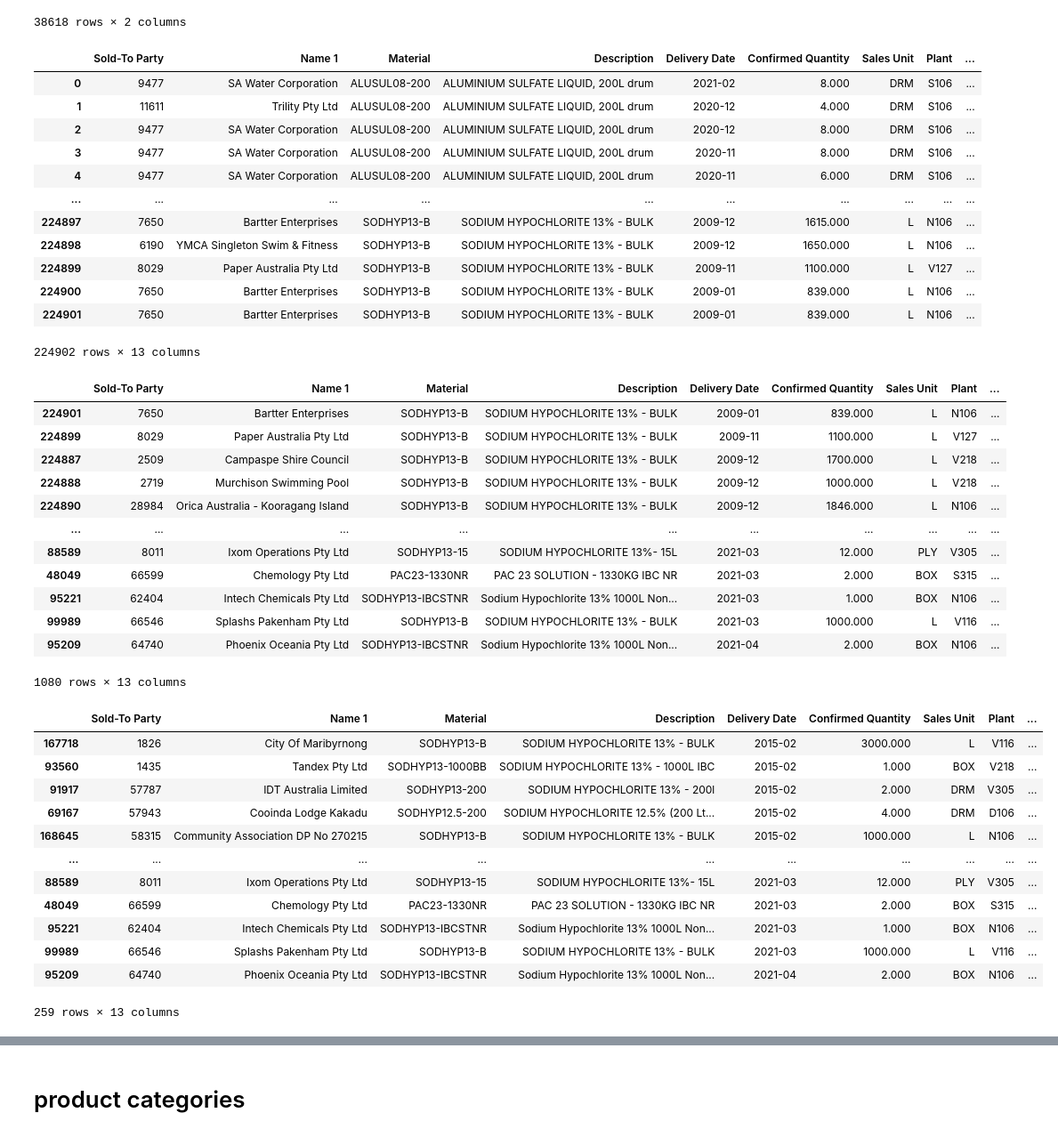
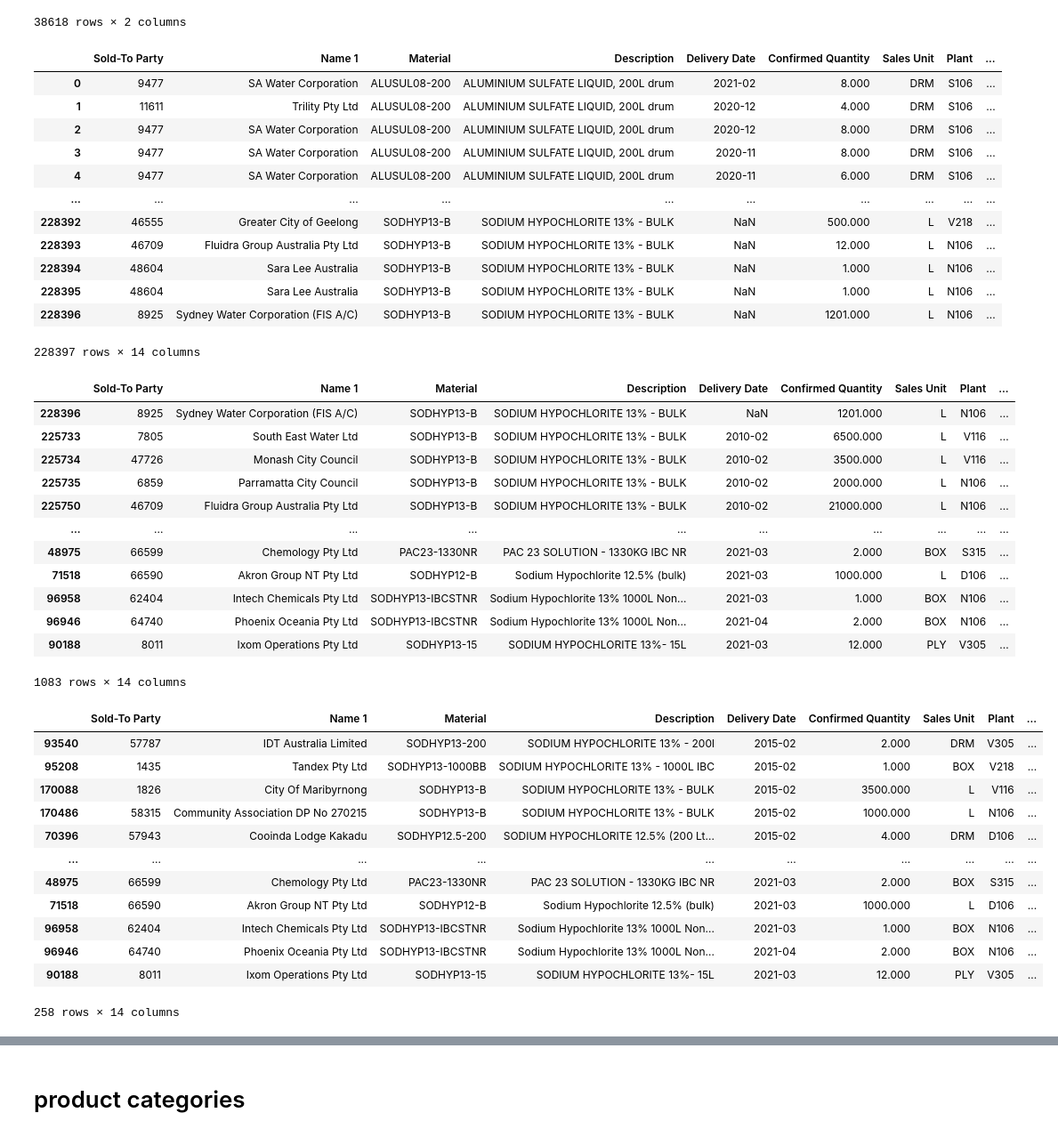
Before and after one commit to yahaod/DS-Project-Group-19, a Jupyter notebook: preprocessing.ipynb, the cells around one changed output, grey strips where cells are left out. Shown: that part at 89% size. Saved outputs shown, nothing was run; the diff lists cells and outputs as text; code cells hidden in the pictures.

```diff
--- a/preprocessing.ipynb
+++ b/preprocessing.ipynb
@@ -2,7 +2,7 @@
 from datetime import datetime
 import pandas as pd
 import re
-sales_data = pd.read_excel('Data files for UniMelb Project - data until 2021/Sales Data.xlsx')
+sales_data = pd.read_excel('Data files for UniMelb Project - data until 2021/Sales Data take 2.xlsx')
 stateless_data = pd.read_excel('Data files for UniMelb Project - data until 2021/stateless.xlsx')
 # %%
 act = pd.read_excel('Data files for UniMelb Project - data until 2021/act.xlsx')
@@ -69,6 +69,7 @@ sales_data.loc[(sales_data['Sales Unit']=='TO') & (sales_data['Material'].str.co
 sales_data.loc[(sales_data['Sales Unit']=='TO') & (sales_data['Material'].str.contains('SODHYP')), 'Quantity in L'] = sales_data['Confirmed Quantity']*(1000/1.2)
 # %%
 sales_data['Delivery Date'] = sales_data['Delivery Date'].dt.strftime('%Y-%m')
+sales_data['Document Date'] = sales_data['Document Date'].dt.strftime('%Y-%m')
 # %%
 sales_data
 # %% [output]
@@ -200,45 +215,45 @@ merged_table
 | 3 | 9477 | SA Water Corporation | ALUSUL08-200 | ALUMINIUM SULFATE LIQUID, 200L drum | 2020-11 | 8.000 | DRM | S106 | ... |
 | 4 | 9477 | SA Water Corporation | ALUSUL08-200 | ALUMINIUM SULFATE LIQUID, 200L drum | 2020-11 | 6.000 | DRM | S106 | ... |
 | ... | ... | ... | ... | ... | ... | ... | ... | ... | ... |
-| 224897 | 7650 | Bartter Enterprises | SODHYP13-B | SODIUM HYPOCHLORITE 13% - BULK | 2009-12 | 1615.000 | L | N106 | ... |
-| 224898 | 6190 | YMCA Singleton Swim & Fitness | SODHYP13-B | SODIUM HYPOCHLORITE 13% - BULK | 2009-12 | 1650.000 | L | N106 | ... |
-| 224899 | 8029 | Paper Australia Pty Ltd | SODHYP13-B | SODIUM HYPOCHLORITE 13% - BULK | 2009-11 | 1100.000 | L | V127 | ... |
-| 224900 | 7650 | Bartter Enterprises | SODHYP13-B | SODIUM HYPOCHLORITE 13% - BULK | 2009-01 | 839.000 | L | N106 | ... |
-| 224901 | 7650 | Bartter Enterprises | SODHYP13-B | SODIUM HYPOCHLORITE 13% - BULK | 2009-01 | 839.000 | L | N106 | ... |
+| 228392 | 46555 | Greater City of Geelong | SODHYP13-B | SODIUM HYPOCHLORITE 13% - BULK | NaN | 500.000 | L | V218 | ... |
+| 228393 | 46709 | Fluidra Group Australia Pty Ltd | SODHYP13-B | SODIUM HYPOCHLORITE 13% - BULK | NaN | 12.000 | L | N106 | ... |
+| 228394 | 48604 | Sara Lee Australia | SODHYP13-B | SODIUM HYPOCHLORITE 13% - BULK | NaN | 1.000 | L | N106 | ... |
+| 228395 | 48604 | Sara Lee Australia | SODHYP13-B | SODIUM HYPOCHLORITE 13% - BULK | NaN | 1.000 | L | N106 | ... |
+| 228396 | 8925 | Sydney Water Corporation (FIS A/C) | SODHYP13-B | SODIUM HYPOCHLORITE 13% - BULK | NaN | 1201.000 | L | N106 | ... |
-224902 rows × 13 columns
+228397 rows × 14 columns
 # %%
 # new_customers = merged_table.sort_values(['Delivery Date']).groupby('Sold-To Party')
-new_customers = merged_table.sort_values(['Delivery Date']).groupby('Sold-To Party').head(1)
+new_customers = merged_table.sort_values(['Document Date']).groupby('Sold-To Party').head(1)
 new_customers
 # %% [output]
 |  | Sold-To Party | Name 1 | Material | Description | Delivery Date | Confirmed Quantity | Sales Unit | Plant | ... |
-| 224901 | 7650 | Bartter Enterprises | SODHYP13-B | SODIUM HYPOCHLORITE 13% - BULK | 2009-01 | 839.000 | L | N106 | ... |
-| 224899 | 8029 | Paper Australia Pty Ltd | SODHYP13-B | SODIUM HYPOCHLORITE 13% - BULK | 2009-11 | 1100.000 | L | V127 | ... |
-| 224887 | 2509 | Campaspe Shire Council | SODHYP13-B | SODIUM HYPOCHLORITE 13% - BULK | 2009-12 | 1700.000 | L | V218 | ... |
-| 224888 | 2719 | Murchison Swimming Pool | SODHYP13-B | SODIUM HYPOCHLORITE 13% - BULK | 2009-12 | 1000.000 | L | V218 | ... |
-| 224890 | 28984 | Orica Australia - Kooragang Island | SODHYP13-B | SODIUM HYPOCHLORITE 13% - BULK | 2009-12 | 1846.000 | L | N106 | ... |
+| 228396 | 8925 | Sydney Water Corporation (FIS A/C) | SODHYP13-B | SODIUM HYPOCHLORITE 13% - BULK | NaN | 1201.000 | L | N106 | ... |
+| 225733 | 7805 | South East Water Ltd | SODHYP13-B | SODIUM HYPOCHLORITE 13% - BULK | 2010-02 | 6500.000 | L | V116 | ... |
+| 225734 | 47726 | Monash City Council | SODHYP13-B | SODIUM HYPOCHLORITE 13% - BULK | 2010-02 | 3500.000 | L | V116 | ... |
+| 225735 | 6859 | Parramatta City Council | SODHYP13-B | SODIUM HYPOCHLORITE 13% - BULK | 2010-02 | 2000.000 | L | N106 | ... |
+| 225750 | 46709 | Fluidra Group Australia Pty Ltd | SODHYP13-B | SODIUM HYPOCHLORITE 13% - BULK | 2010-02 | 21000.000 | L | N106 | ... |
 | ... | ... | ... | ... | ... | ... | ... | ... | ... | ... |
-| 88589 | 8011 | Ixom Operations Pty Ltd | SODHYP13-15 | SODIUM HYPOCHLORITE 13%- 15L | 2021-03 | 12.000 | PLY | V305 | ... |
-| 48049 | 66599 | Chemology Pty Ltd | PAC23-1330NR | PAC 23 SOLUTION - 1330KG IBC NR | 2021-03 | 2.000 | BOX | S315 | ... |
-| 95221 | 62404 | Intech Chemicals Pty Ltd | SODHYP13-IBCSTNR | Sodium Hypochlorite 13% 1000L Non... | 2021-03 | 1.000 | BOX | N106 | ... |
-| 99989 | 66546 | Splashs Pakenham Pty Ltd | SODHYP13-B | SODIUM HYPOCHLORITE 13% - BULK | 2021-03 | 1000.000 | L | V116 | ... |
-| 95209 | 64740 | Phoenix Oceania Pty Ltd | SODHYP13-IBCSTNR | Sodium Hypochlorite 13% 1000L Non... | 2021-04 | 2.000 | BOX | N106 | ... |
+| 48975 | 66599 | Chemology Pty Ltd | PAC23-1330NR | PAC 23 SOLUTION - 1330KG IBC NR | 2021-03 | 2.000 | BOX | S315 | ... |
+| 71518 | 66590 | Akron Group NT Pty Ltd | SODHYP12-B | Sodium Hypochlorite 12.5% (bulk) | 2021-03 | 1000.000 | L | D106 | ... |
+| 96958 | 62404 | Intech Chemicals Pty Ltd | SODHYP13-IBCSTNR | Sodium Hypochlorite 13% 1000L Non... | 2021-03 | 1.000 | BOX | N106 | ... |
+| 96946 | 64740 | Phoenix Oceania Pty Ltd | SODHYP13-IBCSTNR | Sodium Hypochlorite 13% 1000L Non... | 2021-04 | 2.000 | BOX | N106 | ... |
+| 90188 | 8011 | Ixom Operations Pty Ltd | SODHYP13-15 | SODIUM HYPOCHLORITE 13%- 15L | 2021-03 | 12.000 | PLY | V305 | ... |
-1080 rows × 13 columns
+1083 rows × 14 columns
 # %%
-new_customers = new_customers[(new_customers['Delivery Date'] > '2015-01-01')]
+new_customers = new_customers[(new_customers['Document Date'] > '2015-01-01')]
 new_customers
 # %% [output]
 |  | Sold-To Party | Name 1 | Material | Description | Delivery Date | Confirmed Quantity | Sales Unit | Plant | ... |
-| 167718 | 1826 | City Of Maribyrnong | SODHYP13-B | SODIUM HYPOCHLORITE 13% - BULK | 2015-02 | 3000.000 | L | V116 | ... |
-| 93560 | 1435 | Tandex Pty Ltd | SODHYP13-1000BB | SODIUM HYPOCHLORITE 13% - 1000L IBC | 2015-02 | 1.000 | BOX | V218 | ... |
-| 91917 | 57787 | IDT Australia Limited | SODHYP13-200 | SODIUM HYPOCHLORITE 13% - 200l | 2015-02 | 2.000 | DRM | V305 | ... |
-| 69167 | 57943 | Cooinda Lodge Kakadu | SODHYP12.5-200 | SODIUM HYPOCHLORITE 12.5% (200 Lt... | 2015-02 | 4.000 | DRM | D106 | ... |
-| 168645 | 58315 | Community Association DP No 270215 | SODHYP13-B | SODIUM HYPOCHLORITE 13% - BULK | 2015-02 | 1000.000 | L | N106 | ... |
+| 93540 | 57787 | IDT Australia Limited | SODHYP13-200 | SODIUM HYPOCHLORITE 13% - 200l | 2015-02 | 2.000 | DRM | V305 | ... |
+| 95208 | 1435 | Tandex Pty Ltd | SODHYP13-1000BB | SODIUM HYPOCHLORITE 13% - 1000L IBC | 2015-02 | 1.000 | BOX | V218 | ... |
+| 170088 | 1826 | City Of Maribyrnong | SODHYP13-B | SODIUM HYPOCHLORITE 13% - BULK | 2015-02 | 3500.000 | L | V116 | ... |
+| 170486 | 58315 | Community Association DP No 270215 | SODHYP13-B | SODIUM HYPOCHLORITE 13% - BULK | 2015-02 | 1000.000 | L | N106 | ... |
+| 70396 | 57943 | Cooinda Lodge Kakadu | SODHYP12.5-200 | SODIUM HYPOCHLORITE 12.5% (200 Lt... | 2015-02 | 4.000 | DRM | D106 | ... |
 | ... | ... | ... | ... | ... | ... | ... | ... | ... | ... |
-| 88589 | 8011 | Ixom Operations Pty Ltd | SODHYP13-15 | SODIUM HYPOCHLORITE 13%- 15L | 2021-03 | 12.000 | PLY | V305 | ... |
-| 48049 | 66599 | Chemology Pty Ltd | PAC23-1330NR | PAC 23 SOLUTION - 1330KG IBC NR | 2021-03 | 2.000 | BOX | S315 | ... |
-| 95221 | 62404 | Intech Chemicals Pty Ltd | SODHYP13-IBCSTNR | Sodium Hypochlorite 13% 1000L Non... | 2021-03 | 1.000 | BOX | N106 | ... |
-| 99989 | 66546 | Splashs Pakenham Pty Ltd | SODHYP13-B | SODIUM HYPOCHLORITE 13% - BULK | 2021-03 | 1000.000 | L | V116 | ... |
-| 95209 | 64740 | Phoenix Oceania Pty Ltd | SODHYP13-IBCSTNR | Sodium Hypochlorite 13% 1000L Non... | 2021-04 | 2.000 | BOX | N106 | ... |
+| 48975 | 66599 | Chemology Pty Ltd | PAC23-1330NR | PAC 23 SOLUTION - 1330KG IBC NR | 2021-03 | 2.000 | BOX | S315 | ... |
+| 71518 | 66590 | Akron Group NT Pty Ltd | SODHYP12-B | Sodium Hypochlorite 12.5% (bulk) | 2021-03 | 1000.000 | L | D106 | ... |
+| 96958 | 62404 | Intech Chemicals Pty Ltd | SODHYP13-IBCSTNR | Sodium Hypochlorite 13% 1000L Non... | 2021-03 | 1.000 | BOX | N106 | ... |
+| 96946 | 64740 | Phoenix Oceania Pty Ltd | SODHYP13-IBCSTNR | Sodium Hypochlorite 13% 1000L Non... | 2021-04 | 2.000 | BOX | N106 | ... |
+| 90188 | 8011 | Ixom Operations Pty Ltd | SODHYP13-15 | SODIUM HYPOCHLORITE 13%- 15L | 2021-03 | 12.000 | PLY | V305 | ... |
-259 rows × 13 columns
+258 rows × 14 columns
 # %%
```
Also changed, not shown: parts of 6 cells of this notebook, 24 other files.
